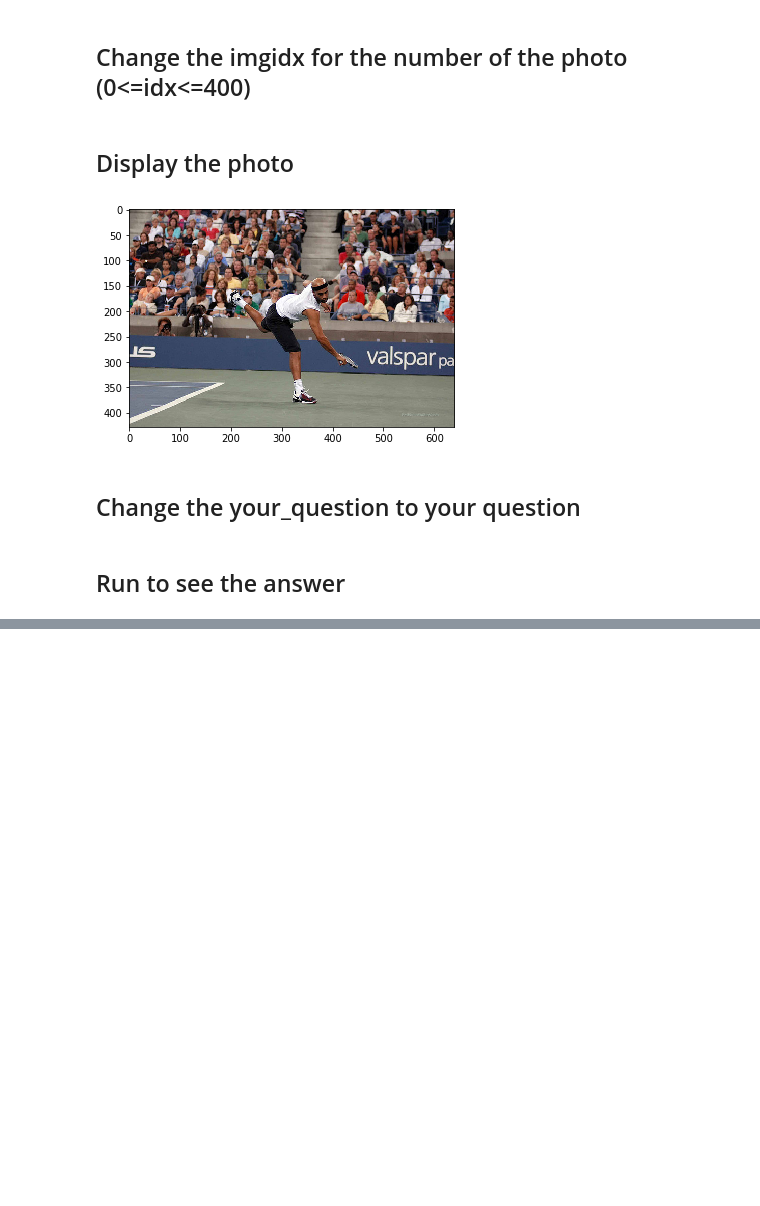
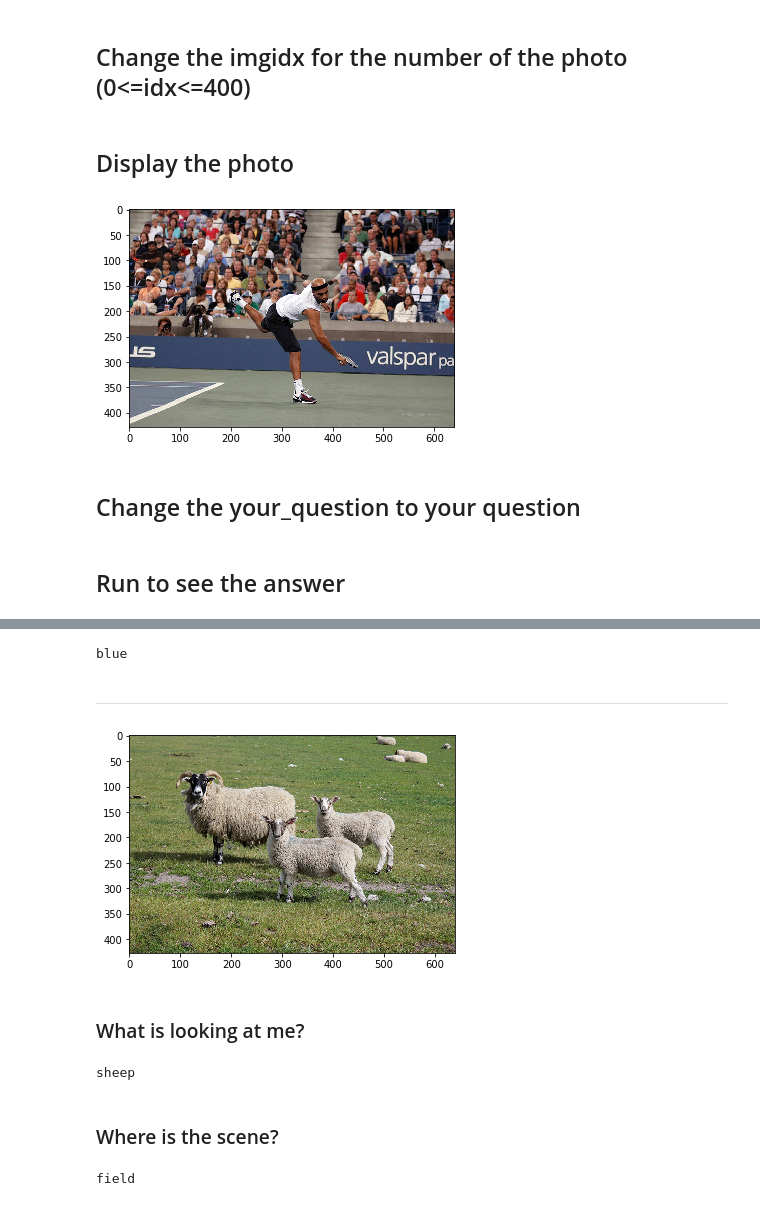
Before and after one commit to Nwoodle/Visual-Question-Answering, a Jupyter notebook: DEMO.ipynb, the cells around one changed output, grey strips where cells are left out. Saved outputs shown, nothing was run; the diff lists cells and outputs as text; code cells hidden in the pictures; blank space fills up the shorter version.

```diff
--- a/DEMO.ipynb
+++ b/DEMO.ipynb
@@ -91,0 +114,39 @@ label2ans[int(pred.argmax().to('cpu'))]
+# %%
+your_question = "What color is it?"
+eval_dset.entries[idx]['question'] = your_question
+answer(model, label2ans, eval_dset)
+# %% [output]
+blue
+# %% [markdown]
+---
+# %%
+datasetidx = 25
+assert isinstance(datasetidx,int) , "imgidx must be integer"
+assert datasetidx < 401 and datasetidx >= 0 , "imgidx must be integer in [0,400]"
+idx = sparseidx[datasetidx]
+imgid = eval_dset.entries[idx]['image_id']
+imgid = str(imgid)
+filenameappendix = "COCO_val2014_"
+filename = filenameappendix + imgid.zfill(12) + '.jpg'
+filename = os.path.join(imgdir,filename)
+im = Image.open(filename)
+plt.imshow(im)
+plt.show()
+# %% [output]
+[figure, added]
+# %% [markdown]
+### What is looking at me?
+# %%
+your_question = "What is looking at me?"
+eval_dset.entries[idx]['question'] = your_question
+answer(model, label2ans, eval_dset)
+# %% [output]
+sheep
+# %% [markdown]
+### Where is the scene?
+# %%
+your_question = "Where is the scene?"
+eval_dset.entries[idx]['question'] = your_question
+answer(model, label2ans, eval_dset)
+# %% [output]
+field
```
Also changed, not shown: parts of 18 cells of this notebook.
